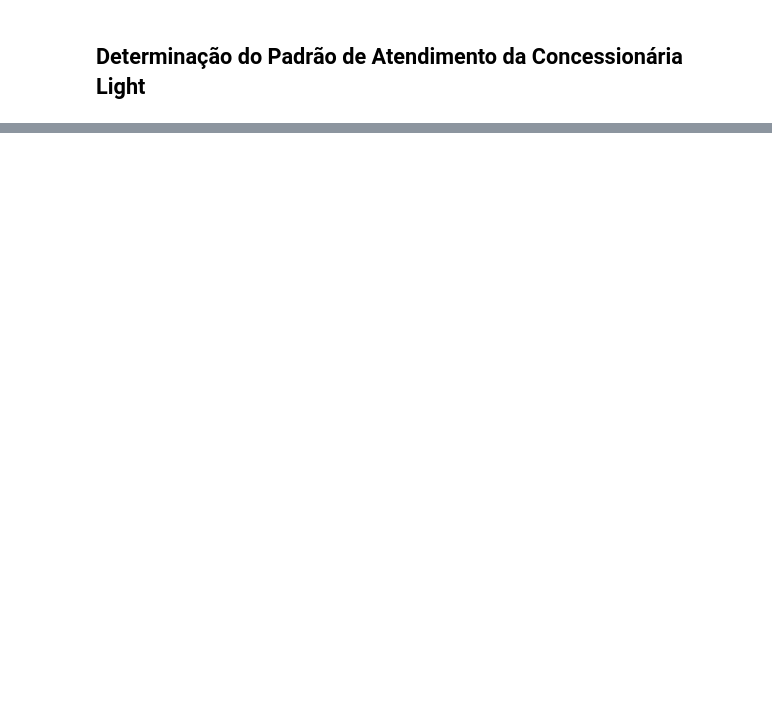
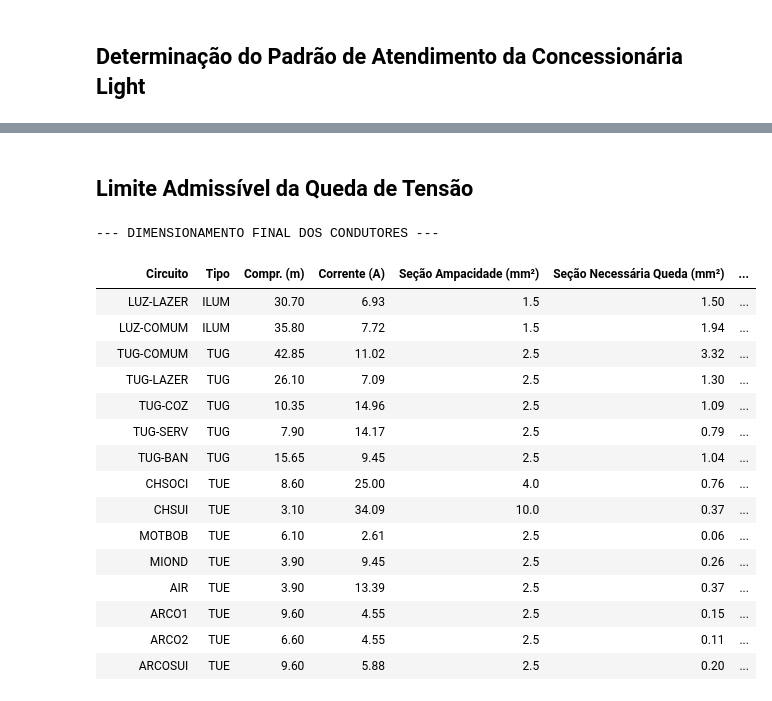
Before and after one commit to emotta3/Instalacoes, a Jupyter notebook: Trabalho/Trabalho_Inst.ipynb, the cells around one changed output, grey strips where cells are left out. Drawn from its saved outputs; the diff is of its cells as text; code cells hidden in the pictures; blank space fills up the shorter version.

```diff
--- a/Trabalho/Trabalho_Inst.ipynb
+++ b/Trabalho/Trabalho_Inst.ipynb
@@ -1359,0 +1832,58 @@ display(df_resumo_circuitos)
+# %% [markdown]
+## Limite Admissível da Queda de Tensão
+# %%
+dados_dimensionamento_final = []
+
+# Coordenadas do Quadro de Distribuição
+X_QDC, Y_QDC, Z_QDC = 5.5, 4.5, 1.4
+
+for circuito in circuitos_projeto:
+    # A. Calcula a Seção por Ampacidade (considerando Fct e Fca)
+    res_ampacidade = circuito.calcular_secao_dimensionada(temp_ambiente=30, agrupamento=2)
+    secao_pela_ampacidade = res_ampacidade["secao_final"]
+
+    # B. Calcula a Queda de Tensão passando a seção da ampacidade como parâmetro
+    res_queda = circuito.calcular_secao_queda_tensao_otimizada(
+        secao_ampacidade=secao_pela_ampacidade,
+        x_qdc=X_QDC,
+        y_qdc=Y_QDC,
+        z_qdc=Z_QDC,
+        delta_v_adm_pct=4.0
+    )
+
+    # C. Consolida os dados no relatório
+    dados_dimensionamento_final.append({
+        "Circuito": circuito.nome,
+        "Tipo": circuito.tipo,
+        "Compr. (m)": res_queda["comprimento_m"],
+        "Corrente (A)": res_queda["corrente_projeto_a"],
+        "Seção Ampacidade (mm²)": res_queda["secao_ampacidade_ref"],
+        "Seção Necessária Queda (mm²)": res_queda["secao_calc_queda_exata"],
+        "Seção Comercial Adotada (mm²)": res_queda["secao_comercial_final"],
+        "Queda de Tensão Real (%)": res_queda["queda_tensao_real_pct"]
+    })
+
+# Criação e exibição do DataFrame para o seu memorial descritivo
+df_dimensionamento_final = pd.DataFrame(dados_dimensionamento_final)
+df_dimensionamento_final.index = [''] * len(df_dimensionamento_final)
+
+print("--- DIMENSIONAMENTO FINAL DOS CONDUTORES ---")
+display(df_dimensionamento_final)
+# %% [output]
+--- DIMENSIONAMENTO FINAL DOS CONDUTORES ---
+|  | Circuito | Tipo | Compr. (m) | Corrente (A) | Seção Ampacidade (mm²) | Seção Necessária Queda (mm²) | ... |
+|  | LUZ-LAZER | ILUM | 30.70 | 6.93 | 1.5 | 1.50 | ... |
+|  | LUZ-COMUM | ILUM | 35.80 | 7.72 | 1.5 | 1.94 | ... |
+|  | TUG-COMUM | TUG | 42.85 | 11.02 | 2.5 | 3.32 | ... |
+|  | TUG-LAZER | TUG | 26.10 | 7.09 | 2.5 | 1.30 | ... |
+|  | TUG-COZ | TUG | 10.35 | 14.96 | 2.5 | 1.09 | ... |
+|  | TUG-SERV | TUG | 7.90 | 14.17 | 2.5 | 0.79 | ... |
+|  | TUG-BAN | TUG | 15.65 | 9.45 | 2.5 | 1.04 | ... |
+|  | CHSOCI | TUE | 8.60 | 25.00 | 4.0 | 0.76 | ... |
+|  | CHSUI | TUE | 3.10 | 34.09 | 10.0 | 0.37 | ... |
+|  | MOTBOB | TUE | 6.10 | 2.61 | 2.5 | 0.06 | ... |
+|  | MIOND | TUE | 3.90 | 9.45 | 2.5 | 0.26 | ... |
+|  | AIR | TUE | 3.90 | 13.39 | 2.5 | 0.37 | ... |
+|  | ARCO1 | TUE | 9.60 | 4.55 | 2.5 | 0.15 | ... |
+|  | ARCO2 | TUE | 6.60 | 4.55 | 2.5 | 0.11 | ... |
+|  | ARCOSUI | TUE | 9.60 | 5.88 | 2.5 | 0.20 | ... |
```
Also changed, not shown: parts of 23 cells of this notebook.
